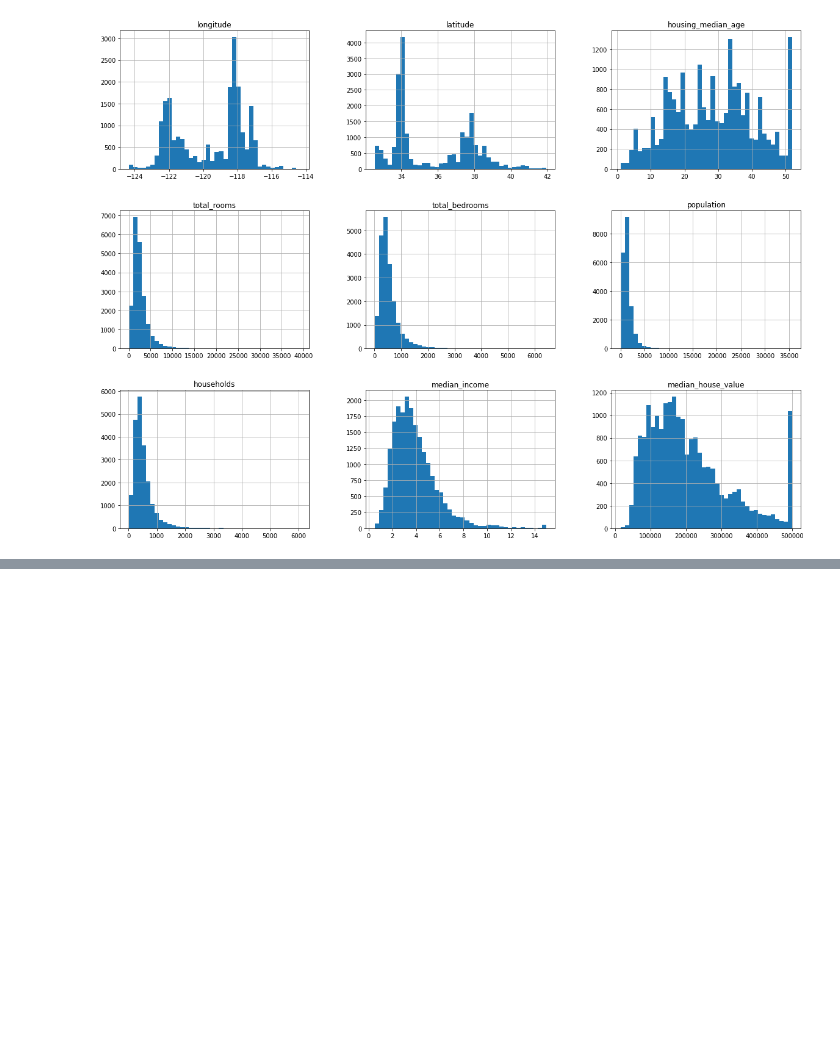
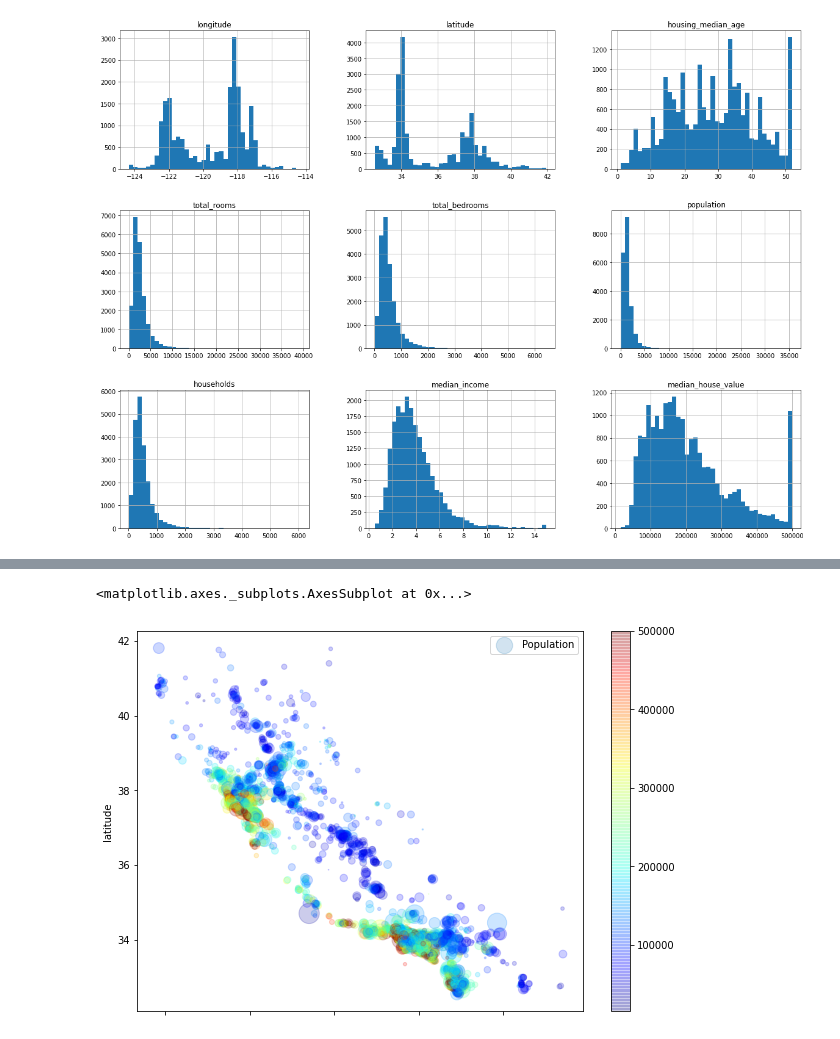
Before and after one commit to sulaimanQasimi/Pandas, a Jupyter notebook: Pandas_CSV_.ipynb, the cells around one changed output, grey strips where cells are left out. Cells and saved outputs as stored; diff of their text form; code cells hidden in the pictures; blank space fills up the shorter version.

```diff
--- a/Pandas_CSV_.ipynb
+++ b/Pandas_CSV_.ipynb
@@ -114,0 +149,8 @@ array([[<matplotlib.axes._subplots.AxesSubplot object at 0x...>,
+# %%
+data.plot(kind="scatter",x="longitude",y="latitude",
+s=data["population"]/30,label="Population",
+c=data["median_house_value"],cmap=plt.get_cmap("jet"),
+figsize=(10,7) ,alpha= 0.2)
+# %% [output]
+<matplotlib.axes._subplots.AxesSubplot at 0x...>
+[figure, added]
```
Also changed, not shown: parts of 10 cells of this notebook.
